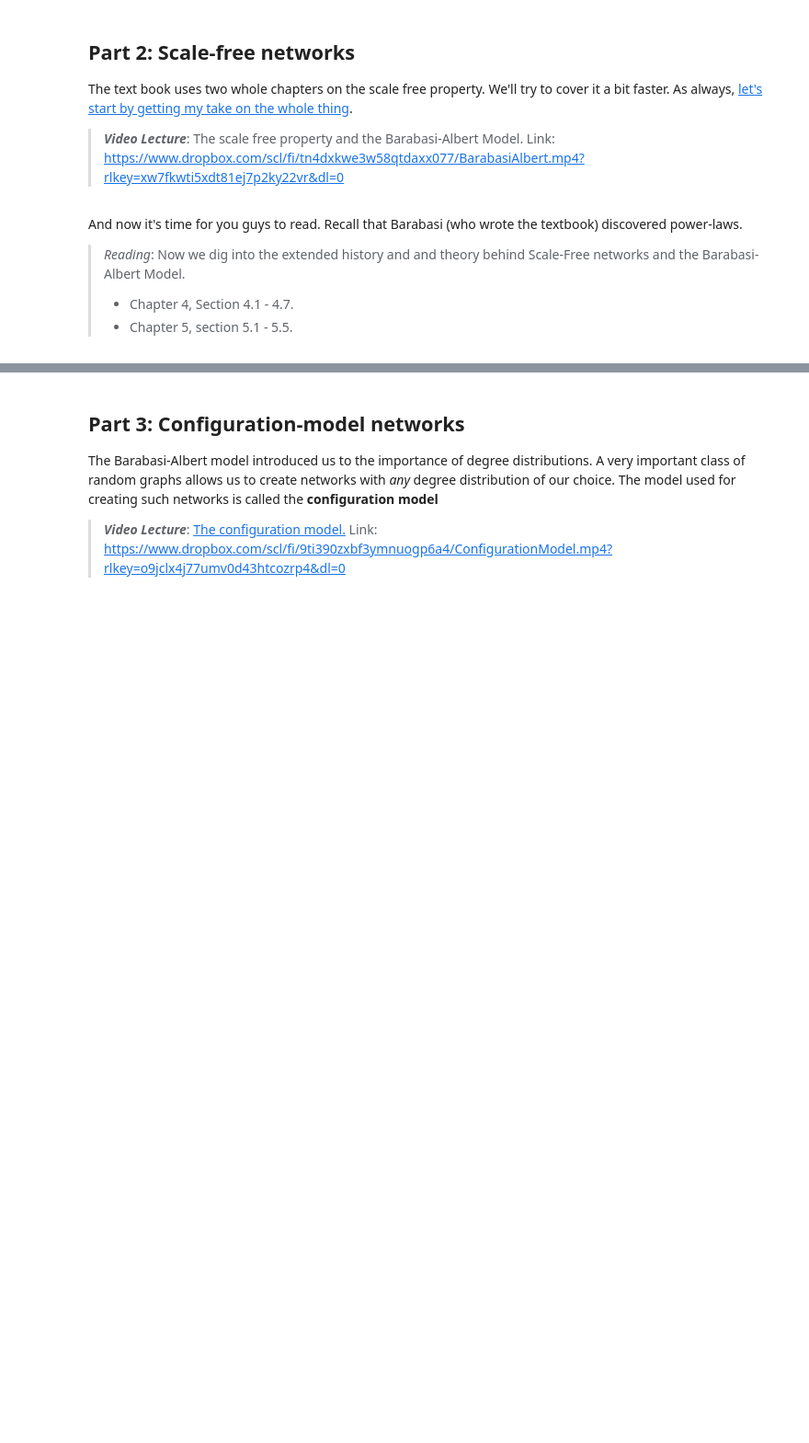
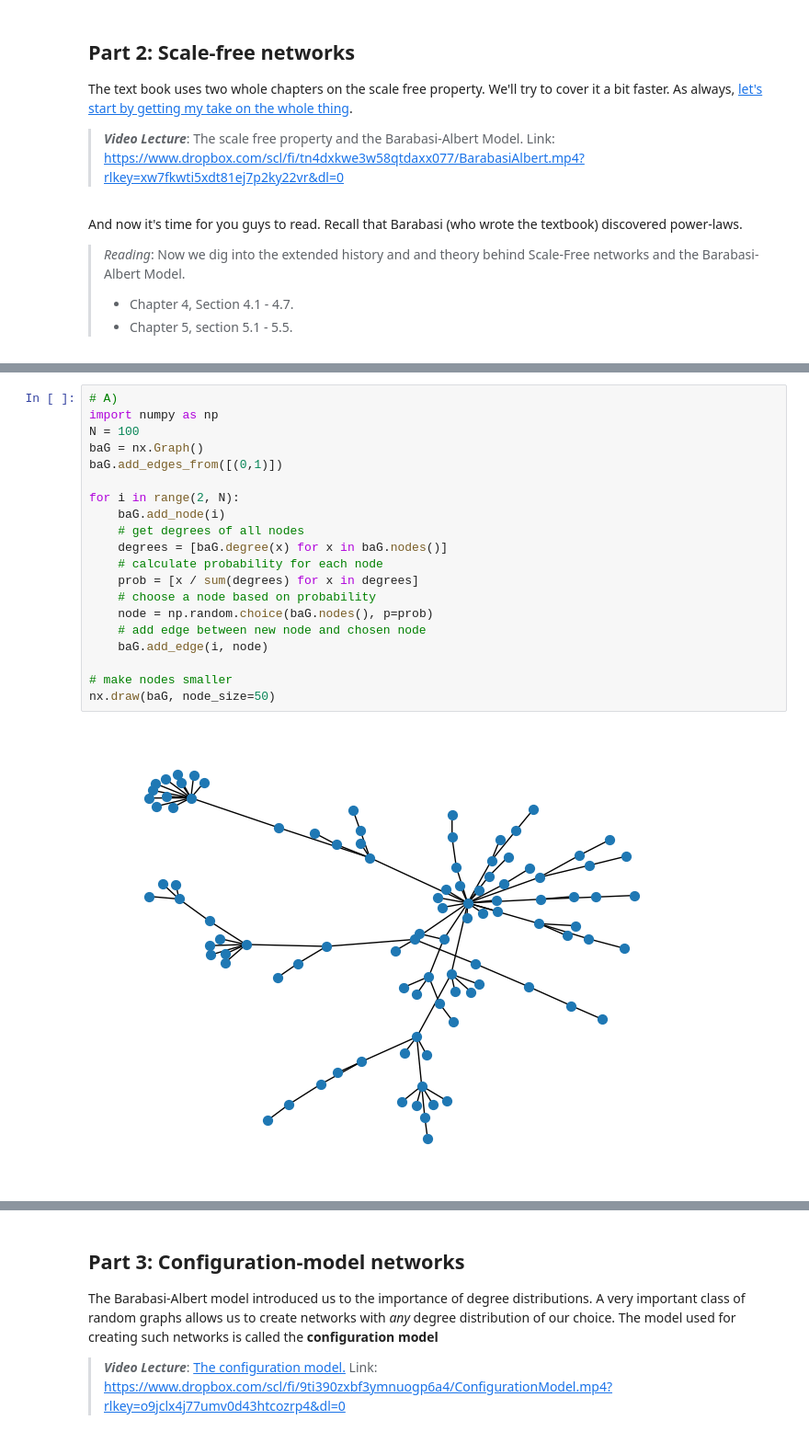
Before and after one commit to XhinoMullaymeri/socialgraphs2023, a Jupyter notebook: lectures/Week3.ipynb, the cells around one changed output, grey strips where cells are left out. Shown: that part at 92% size. Drawn from its saved outputs; the diff is of its cells as text; blank space fills up the shorter version.

```diff
--- a/lectures/Week3.ipynb
+++ b/lectures/Week3.ipynb
@@ -181,3 +181,25 @@ And now it's time for you guys to read. Recall that Barabasi (who wrote the text
 >
 > * Compare to the ER network of same size and same $p$. What are the differences? Explain in your own words. *Hint*: To get started, take a look at the degree distribution, and study the number of connected components.
 >
+# %%
+# A)
+import numpy as np
+N = 100
+baG = nx.Graph()
+baG.add_edges_from([(0,1)])
+
+for i in range(2, N):
+    baG.add_node(i)
+    # get degrees of all nodes
+    degrees = [baG.degree(x) for x in baG.nodes()]
+    # calculate probability for each node
+    prob = [x / sum(degrees) for x in degrees]
+    # choose a node based on probability
+    node = np.random.choice(baG.nodes(), p=prob)
+    # add edge between new node and chosen node
+    baG.add_edge(i, node)
+
+# make nodes smaller
+nx.draw(baG, node_size=50)
+# %% [output]
+[figure, added]
```
Also changed, not shown: parts of 11 cells of this notebook.
